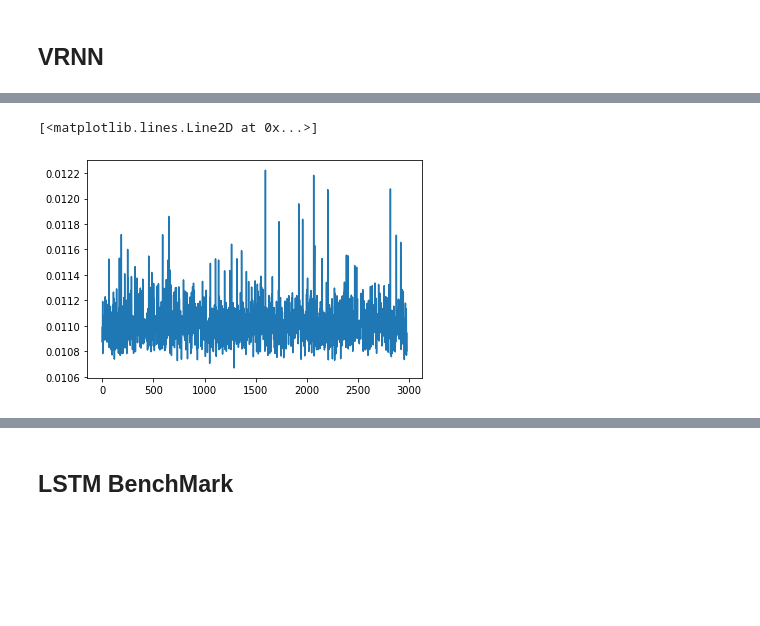
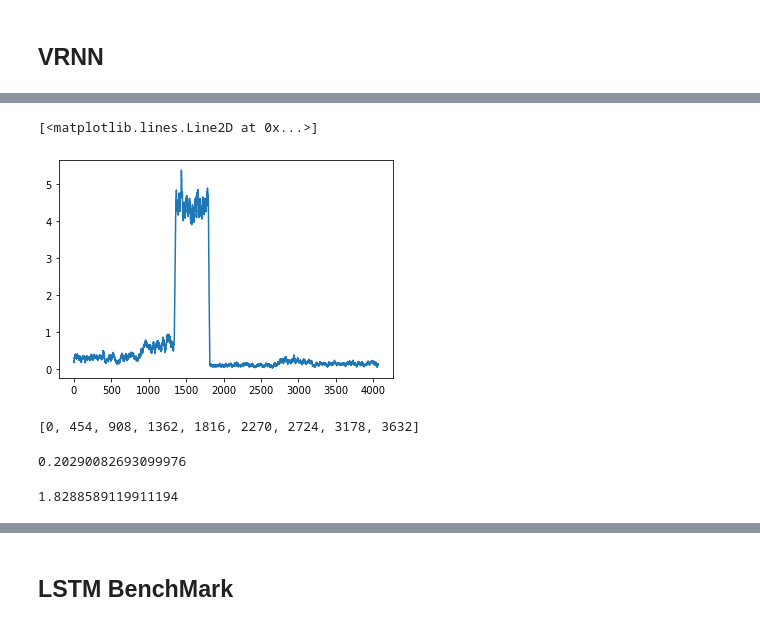
Before and after one commit to jlee118/VAECJ, a Jupyter notebook: VRNNGAN-continuous.ipynb, the cells around one changed output, grey strips where cells are left out. Saved outputs shown, nothing was run; the diff lists cells and outputs as text; code cells hidden in the pictures; blank space fills up the shorter version.

```diff
--- a/VRNNGAN-continuous.ipynb
+++ b/VRNNGAN-continuous.ipynb
@@ -279,8 +302,8 @@ class VRNNGRU(tf.keras.Model):
         return outputs
 # %%
 timesteps = X_train.shape[1]
-latent_dim = 2
+latent_dim = 16
 feature_space = X_train.shape[2]
 rvae = VRNNGRU(feature_space, latent_dim, timesteps)
 rvae.compile(optimizer=keras.optimizers.Adam(lr=0.001))
-rvae.fit(X_train, Y_train, batch_size=8, epochs=80)
+rvae.fit(X_train, Y_train, batch_size=8, epochs=50)
@@ -302,7 +350,7 @@ kl_values = []
 for i in range(outputs.shape[0]):
     kl_vals = []
     for j in range(outputs.shape[1]):
-        kl_vals.append(kl_gauss(q_mu[i][j], p_mu[i][j], q_logvar[i][j], p_logvar[i][j]))
+        kl_vals.append(np_kl_gauss(q_mu[i][j], p_mu[i][j], q_logvar[i][j], p_logvar[i][j]))
     kl_values.append(kl_vals)
 
 kl_sums = [np.sum(kl) for kl in kl_values]
@@ -348,11 +396,16 @@ class VRNNGRUGAN(tf.keras.Model):
         self.vrnn = keras.Model(vrnn_input, vrnn_output)
 
         disc_input = keras.layers.Input(shape=(timesteps, feature_space))
-        disc_rnn = keras.layers.GRU(8, recurrent_dropout=0.5, dropout=0.5)(disc_input)
+        disc_rnn = keras.layers.GRU(2, recurrent_dropout=0.5, dropout=0.5)(disc_input)
+#         disc_rnn = keras.layers.Conv1D(filters=2, kernel_size=2, activation='relu')(disc_input)
+#         disc_rnn = keras.layers.MaxPooling1D(pool_size=2, strides=1, padding='same')(disc_rnn)
+#         disc_rnn = keras.layers.Flatten(name='feature_ext')(disc_rnn)
         disc_output = keras.layers.Dense(1, activation='sigmoid')(disc_rnn)
         disc_output = keras.layers.Dropout(0.4)(disc_output)
         disc_model = keras.Model(disc_input, disc_output)
         self.discrim = disc_model
+
+#         self.f = keras.Model(disc_input, self.discrim.get_layer('feature_ext').output)
 
         self.total_loss_tracker = keras.metrics.Mean(name="total_loss")
         self.reconstruction_loss_tracker = keras.metrics.Mean(
@@ -392,11 +445,11 @@ class VRNNGRUGAN(tf.keras.Model):
             outputs = self.vrnn(input_data, training=True)
             preds = outputs[0]
 
-            cut_preds = tf.slice(preds, [0,19,0], [-1,-1,-1])
-            cut_inputs = tf.slice(input_data, [0,1,0], [-1,-1,-1])
-            fake = tf.concat([cut_inputs,cut_preds], axis=1)
+#             cut_preds = tf.slice(preds, [0,19,0], [-1,-1,-1])
+#             cut_inputs = tf.slice(input_data, [0,1,0], [-1,-1,-1])
+#             fake = tf.concat([cut_inputs,cut_preds], axis=1)
 
-            discrim_fake_output = self.discrim(fake)
+            discrim_fake_output = self.discrim(preds)
             discrim_real_output = self.discrim(output_data)
 
             bce_logits = tf.keras.losses.BinaryCrossentropy(from_logits=True)
@@ -422,6 +475,9 @@ class VRNNGRUGAN(tf.keras.Model):
             preds = outputs[0]
             discrim_fake_output = self.discrim(preds)
 
+#             real_embed = self.f(output_data)
+#             fake_embed = self.f(preds)
+
             q_mu = outputs[2]
             p_mu = outputs[3]
             q_log_var = outputs[4]
@@ -438,6 +494,11 @@ class VRNNGRUGAN(tf.keras.Model):
             mislead_output_discrim_loss = tf.reduce_mean(
                 tf.keras.losses.binary_crossentropy(tf.ones_like(discrim_fake_output), discrim_fake_output)
             )
+
+#             mislead_output_discrim_loss = tf.reduce_mean(
+#                 tf.keras.losses.mean_squared_error(real_embed, fake_embed)
+#             )
+
 
             discrim_loss = tf.reduce_mean(
                 tf.keras.losses.binary_crossentropy(tf.zeros_like(discrim_fake_output), discrim_fake_output)
@@ -502,5 +563,5 @@ feature_space = X_train.shape[2]
 rvae = VRNNGRUGAN(feature_space, latent_dim, timesteps)
 rvae.compile(keras.optimizers.Adam(lr=0.0001), keras.optimizers.Adam(lr=0.0001))
 
-rvae.fit(X_train, Y_train, batch_size= 8, epochs=100, callbacks=[model_checkpoint_callback] )
+rvae.fit(X_train, Y_train, batch_size= 8, epochs=50, callbacks=[model_checkpoint_callback] )
 # %% [output]
@@ -535,16 +627,30 @@ plt.ylim([-3, 18])
 # %%
 kl_values = []
 
 for i in range(outputs.shape[0]):
     kl_vals = []
     for j in range(outputs.shape[1]):
         kl_vals.append(np_kl_gauss(q_mu[i][j], p_mu[i][j], q_logvar[i][j], p_logvar[i][j]))
     kl_values.append(kl_vals)
 
 kl_sums = [np.sum(kl) for kl in kl_values]
+kls = [kl[-1] for kl in kl_values]
+kl_non_sum = np.ndarray.flatten(np.asarray(kl_values))
 plt.plot(kl_sums)
 # %% [output]
 [<matplotlib.lines.Line2D at 0x...>]
-[figure, old version]
+[figure, new version]
+# %%
+test_cp
+# %% [output]
+[0, 454, 908, 1362, 1816, 2270, 2724, 3178, 3632]
+# %%
+kl_sums[3000]
+# %% [output]
+0.20290082693099976
+# %%
+kl_sums[270]
+# %% [output]
+1.8288589119911194
 # %%
 plt.plot(Y_test[:,-1, :])
```
Also changed, not shown: parts of 19 cells of this notebook, 2 other files.
